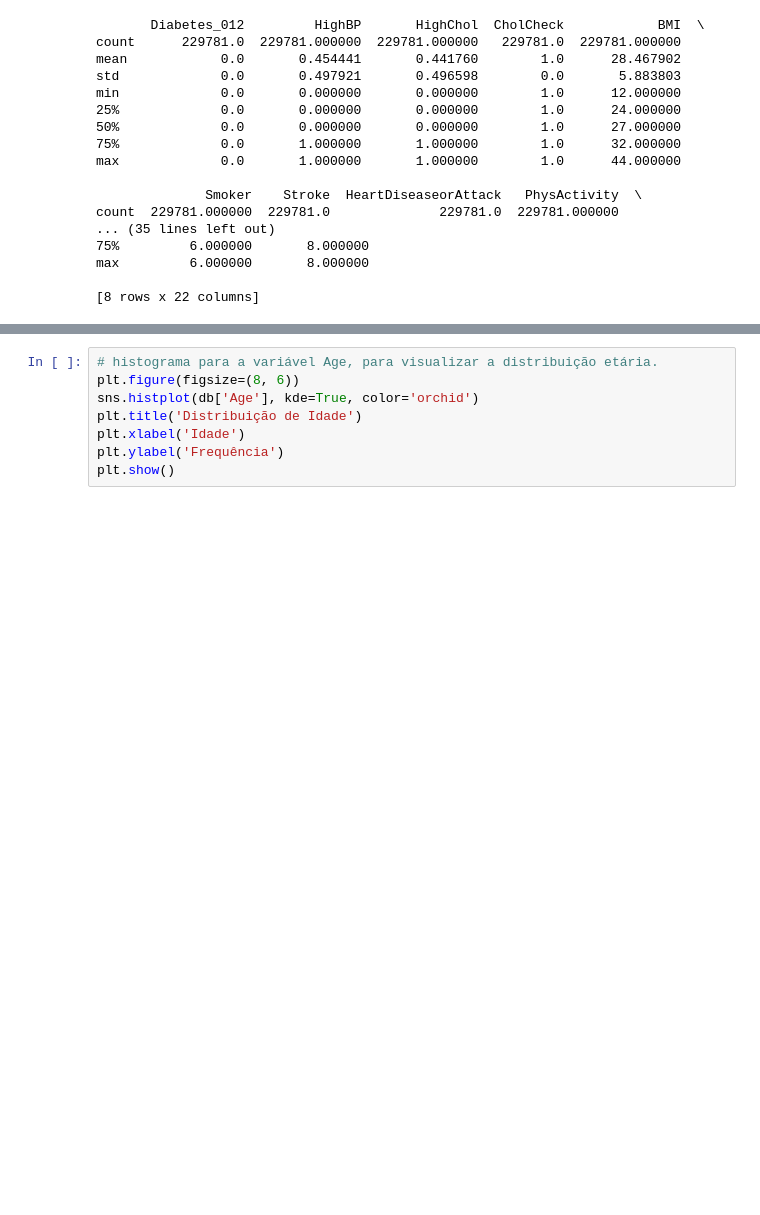
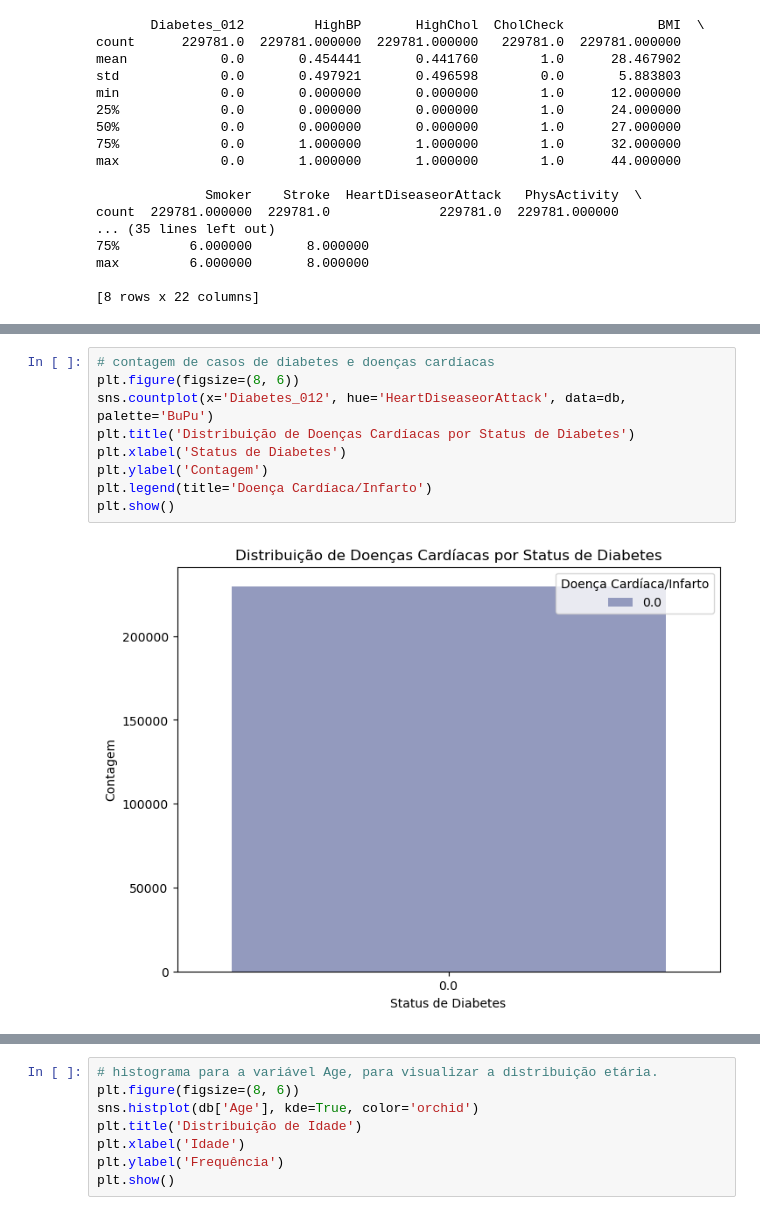
Before and after one commit to LivNS/Sprint2-Data-Science, a Jupyter notebook: Sprint2.ipynb, the cells around one changed output, grey strips where cells are left out. Saved outputs shown, nothing was run; the diff lists cells and outputs as text; blank space fills up the shorter version.

```diff
--- a/Sprint2.ipynb
+++ b/Sprint2.ipynb
@@ -94,0 +123,11 @@ max         6.000000       8.000000
+# %%
+# contagem de casos de diabetes e doenças cardíacas
+plt.figure(figsize=(8, 6))
+sns.countplot(x='Diabetes_012', hue='HeartDiseaseorAttack', data=db, palette='BuPu')
+plt.title('Distribuição de Doenças Cardíacas por Status de Diabetes')
+plt.xlabel('Status de Diabetes')
+plt.ylabel('Contagem')
+plt.legend(title='Doença Cardíaca/Infarto')
+plt.show()
+# %% [output]
+[figure, added]
```
Also changed, not shown: parts of 28 cells of this notebook.
